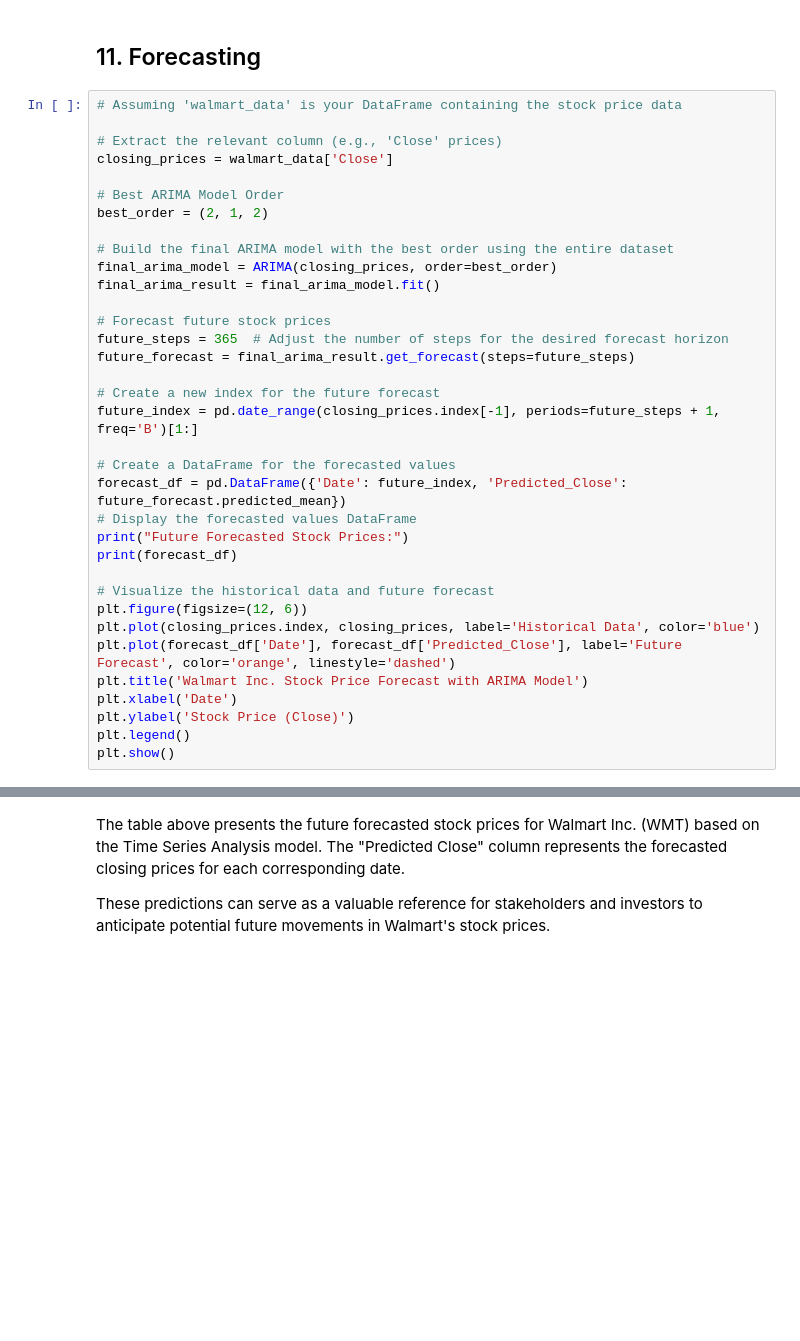
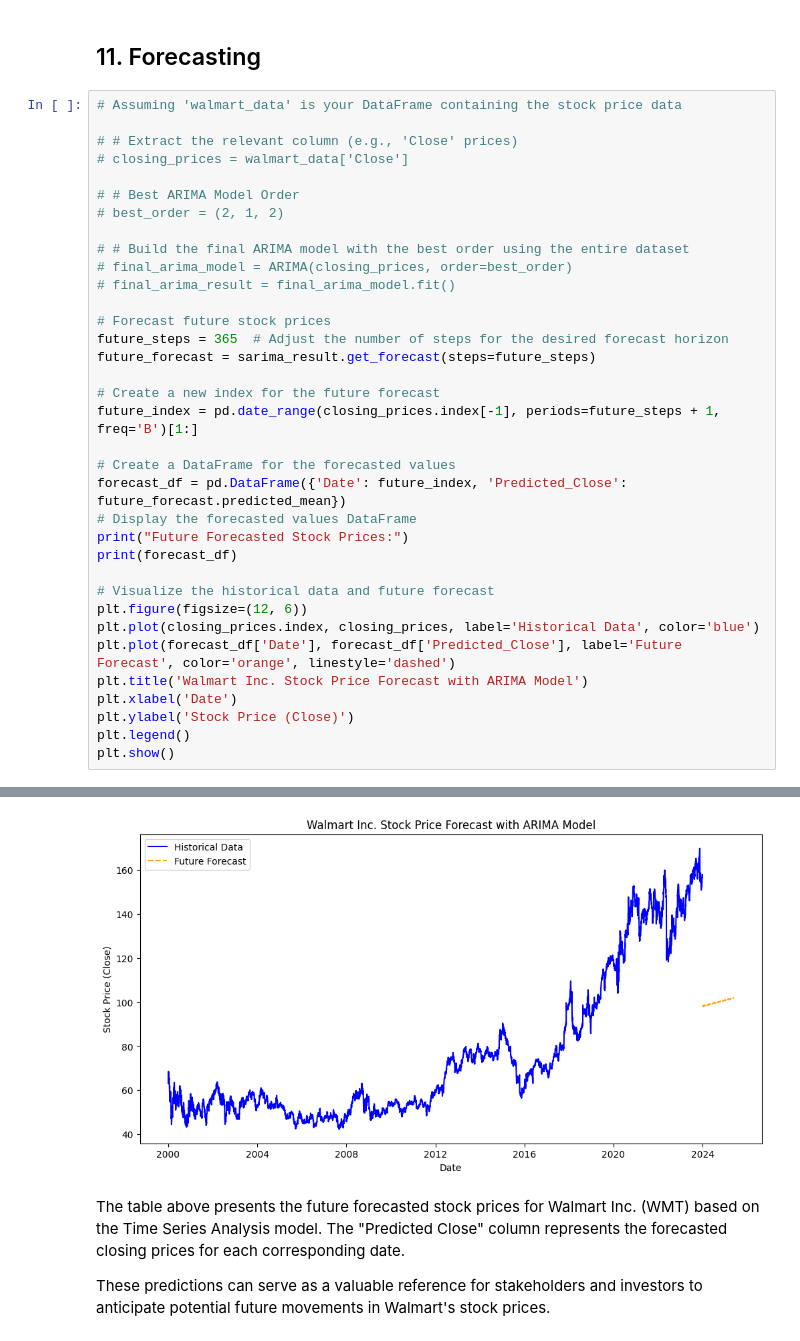
Before and after one commit to ashiqur0202/Time-Series-Analysis, a Jupyter notebook: notebooks/Time Series Analysis using SARIMA.ipynb, the cells around one changed output, grey strips where cells are left out. Saved outputs shown, nothing was run; the diff lists cells and outputs as text; blank space fills up the shorter version.

```diff
--- a/notebooks/Time Series Analysis using SARIMA.ipynb
+++ b/notebooks/Time Series Analysis using SARIMA.ipynb
@@ -923,19 +923,19 @@ plt.show()
 # %%
 # Assuming 'walmart_data' is your DataFrame containing the stock price data
 
-# Extract the relevant column (e.g., 'Close' prices)
-closing_prices = walmart_data['Close']
+# # Extract the relevant column (e.g., 'Close' prices)
+# closing_prices = walmart_data['Close']
 
-# Best ARIMA Model Order
-best_order = (2, 1, 2)
+# # Best ARIMA Model Order
+# best_order = (2, 1, 2)
 
-# Build the final ARIMA model with the best order using the entire dataset
-final_arima_model = ARIMA(closing_prices, order=best_order)
-final_arima_result = final_arima_model.fit()
+# # Build the final ARIMA model with the best order using the entire dataset
+# final_arima_model = ARIMA(closing_prices, order=best_order)
+# final_arima_result = final_arima_model.fit()
 
 # Forecast future stock prices
 future_steps = 365  # Adjust the number of steps for the desired forecast horizon
-future_forecast = final_arima_result.get_forecast(steps=future_steps)
+future_forecast = sarima_result.get_forecast(steps=future_steps)
 
 # Create a new index for the future forecast
 future_index = pd.date_range(closing_prices.index[-1], periods=future_steps + 1, freq='B')[1:]
@@ -960,3 +974,4 @@ NameError: name 'ARIMA' is not defined
+[figure, added]
 # %% [markdown]
 The table above presents the future forecasted stock prices for Walmart Inc. (WMT) based on the Time Series Analysis model. The "Predicted Close" column represents the forecasted closing prices for each corresponding date.
 
```
Also changed, not shown: parts of 1 cell of this notebook.
